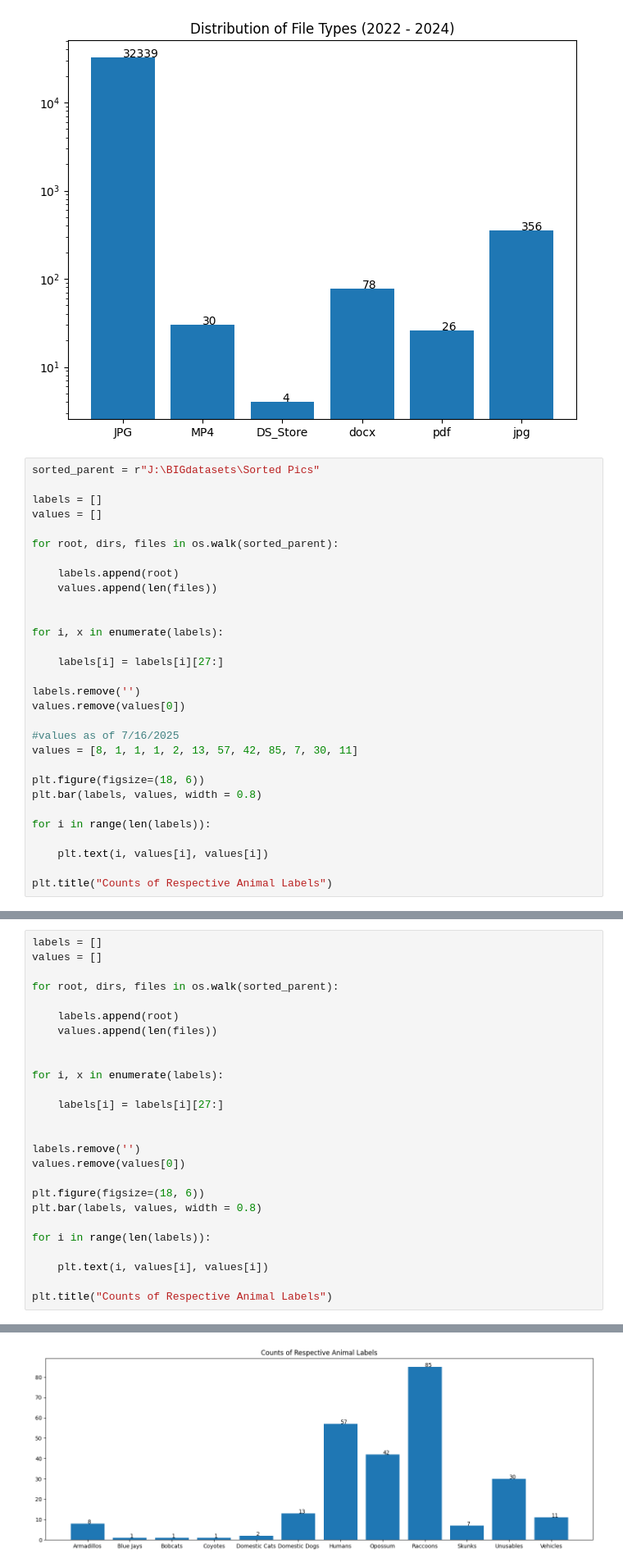
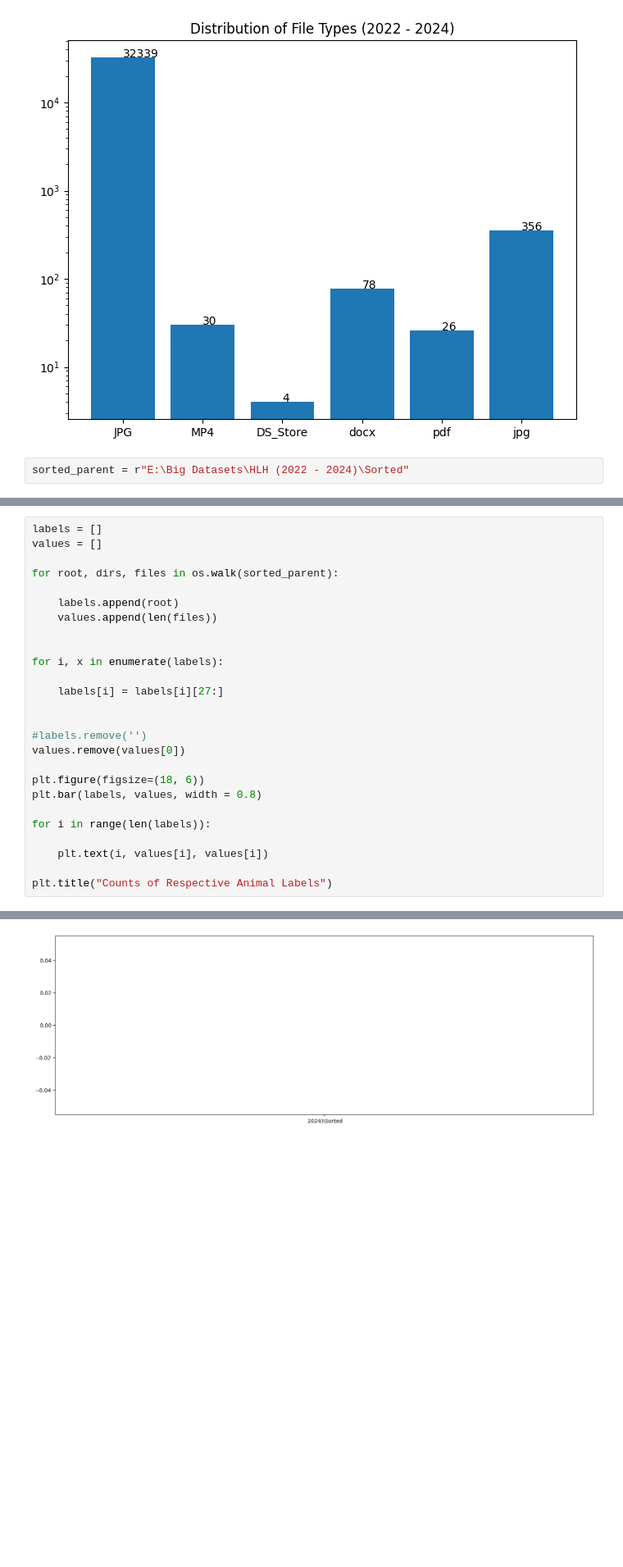
Before and after one commit to rileystuartmyers/Houston-Ecology-Model, a Jupyter notebook: Preprocessing/MetadataPreprocessing.ipynb, the cells around one changed output, grey strips where cells are left out. Shown at 82% size. Saved outputs shown, nothing was run; the diff lists cells and outputs as text; blank space fills up the shorter version.

```diff
--- a/Preprocessing/MetadataPreprocessing.ipynb
+++ b/Preprocessing/MetadataPreprocessing.ipynb
@@ -101,32 +95,4 @@ plt.show()
 # %% [output]
 [figure]
 # %%
-sorted_parent = r"J:\BIGdatasets\Sorted Pics"
-
-labels = []
-values = []
-
-for root, dirs, files in os.walk(sorted_parent):
-
-    labels.append(root)
-    values.append(len(files))
-
-
-for i, x in enumerate(labels):
-
-    labels[i] = labels[i][27:]
-
-labels.remove('')
-values.remove(values[0])
-
-#values as of 7/16/2025
-values = [8, 1, 1, 1, 2, 13, 57, 42, 85, 7, 30, 11]
-
-plt.figure(figsize=(18, 6))
-plt.bar(labels, values, width = 0.8)
-
-for i in range(len(labels)):
-
-    plt.text(i, values[i], values[i])
-
-plt.title("Counts of Respective Animal Labels")
+sorted_parent = r"E:\Big Datasets\HLH (2022 - 2024)\Sorted"
@@ -147,7 +114,7 @@ for i, x in enumerate(labels):
     labels[i] = labels[i][27:]
 
 
-labels.remove('')
+#labels.remove('')
 values.remove(values[0])
 
 plt.figure(figsize=(18, 6))
@@ -163 +130 @@ Text(0.5, 1.0, 'Counts of Respective Animal Labels')
-[figure, old version]
+[figure, new version]
```
Also changed, not shown: parts of 7 cells of this notebook.
